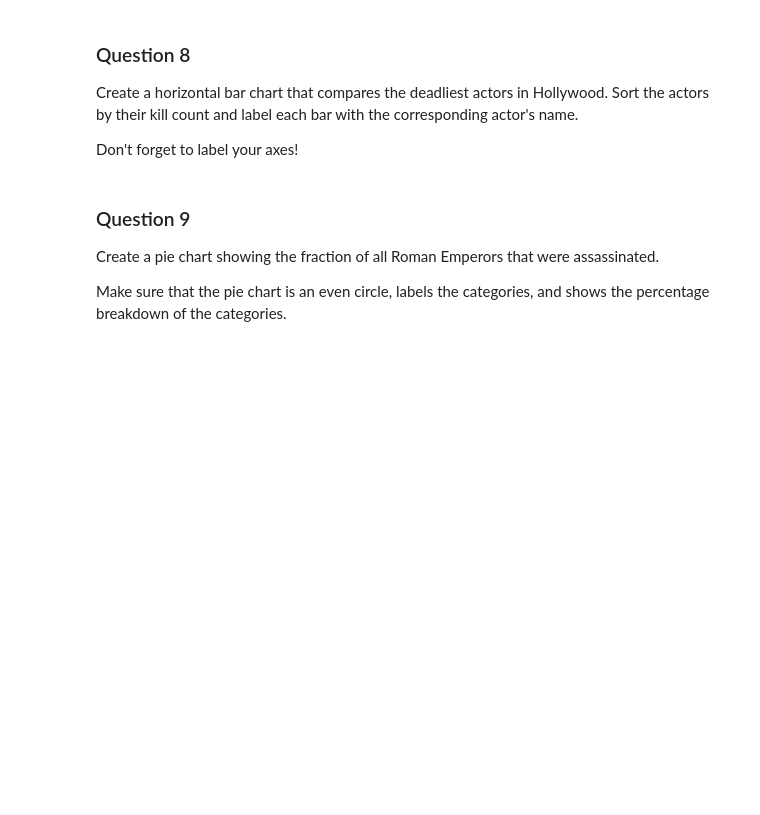
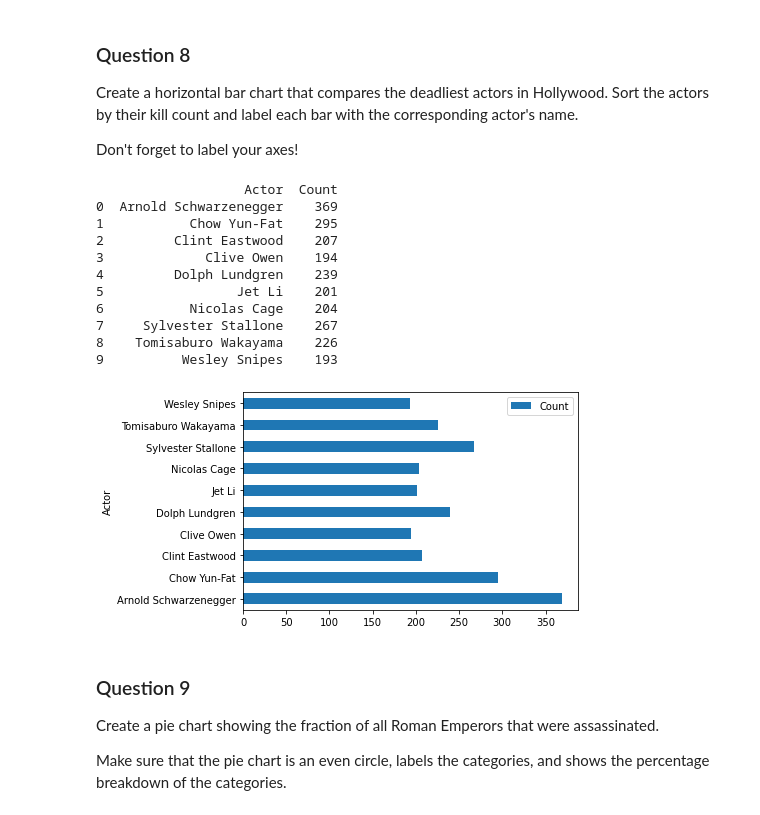
Before and after one commit to Karish-Thangarajah/Karish.Thangarajah.BDAT1004PS3, a Jupyter notebook: Problem Set 3.ipynb, the cells around one changed output. Cells and saved outputs as stored; diff of their text form; code cells hidden in the pictures; blank space fills up the shorter version.

```diff
--- a/Problem Set 3.ipynb
+++ b/Problem Set 3.ipynb
@@ -229,6 +229,24 @@ Don't forget to label your axes!
 Create a horizontal bar chart that compares the deadliest actors in Hollywood. Sort the actors by their kill count and label each bar with the corresponding actor's name.
 
 Don't forget to label your axes!
+# %%
+actorKills = pd.read_csv('actor_kill_counts.csv')
+
+actorKills.plot.barh(x='Actor',y='Count')
+print(actorKills)
+# %% [output]
+                   Actor  Count
+0  Arnold Schwarzenegger    369
+1           Chow Yun-Fat    295
+2         Clint Eastwood    207
+3             Clive Owen    194
+4         Dolph Lundgren    239
+5                 Jet Li    201
+6           Nicolas Cage    204
+7     Sylvester Stallone    267
+8    Tomisaburo Wakayama    226
+9          Wesley Snipes    193
+[figure, added]
 # %% [markdown]
 ### Question 9
 
```
Also changed, not shown: parts of 2 cells of this notebook.
